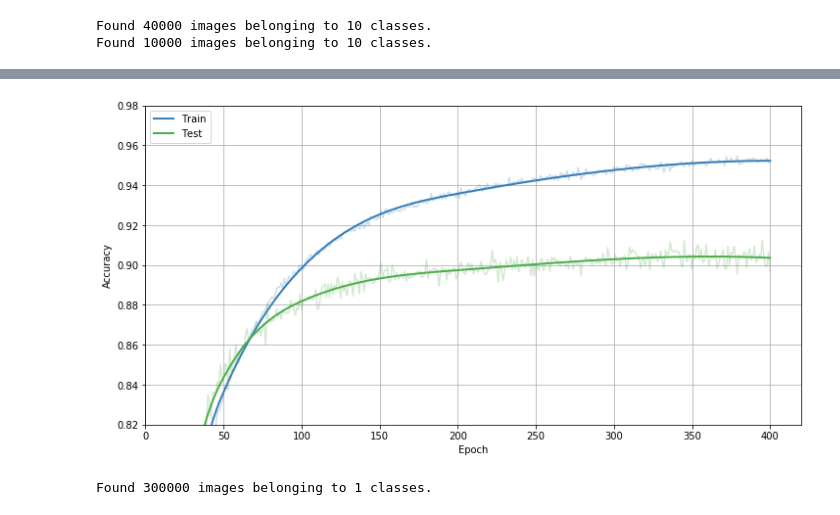
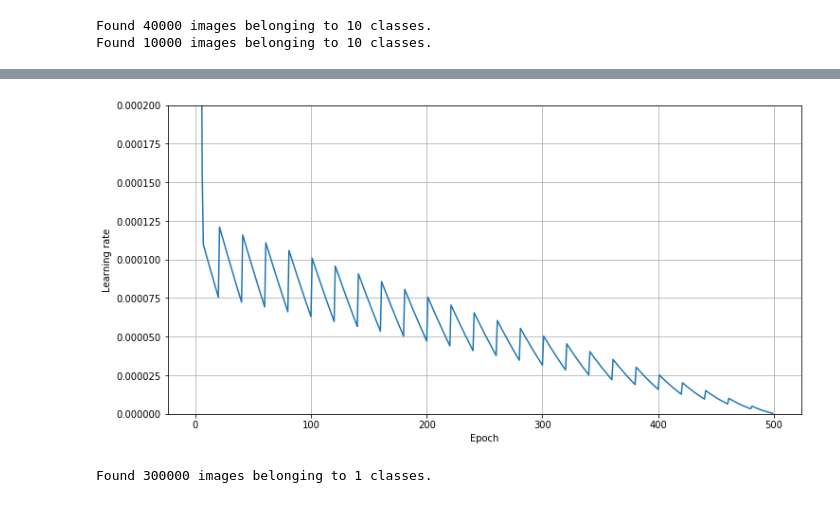
Before and after one commit to rdzanyM/CIFAR-10, a Jupyter notebook: cifar.ipynb, the cells around one changed output, grey strips where cells are left out. Drawn from its saved outputs; the diff is of its cells as text; code cells hidden in the pictures.

```diff
--- a/cifar.ipynb
+++ b/cifar.ipynb
@@ -221 +303,27 @@ history = model.fit(train_data,
+# %%
+@np.vectorize
+def lr(epoch):
+    if epoch < 7:
+        return .01*.5**epoch
+    return (1e-4 - 2e-7*(epoch-1)) * (1.26 - (epoch-1)%20/40)
+
+
+f = plt.figure(figsize=(12,6))
+
+x = range(1, 500)
+
+#xs = np.linspace(1, 400, 1000)
+#y1s = UnivariateSpline(x, y1, s=0.002)(xs)
+#y2s = UnivariateSpline(x, y2, s=0.03)(xs)
+plt.ylim(0, 0.00020)
+#plt.plot(xs, y1s, color='#377eb8', linewidth=2.0)
+#plt.plot(xs, y2s, color='#4daf4a', linewidth=2.0)
+plt.plot(x, lr(x))
+plt.ylabel('Learning rate')
+plt.xlabel('Epoch')
+plt.grid()
+plt.show()
+#f.savefig('lr2.svg', bbox_inches='tight')
+# %% [output]
+[figure, added]
 # %%
@@ -223,28 +330,0 @@ model.save_weights('top_layer_model.h5')
-# %%
-from scipy.interpolate import UnivariateSpline
-
-f = plt.figure(figsize=(12,6))
-
-x = range(1, 401)
-y1 = history.history['accuracy']
-y2 = history.history['val_accuracy']
-
-xs = np.linspace(1, 400, 1000)
-y1s = UnivariateSpline(x, y1, s=0.004)(xs)
-y2s = UnivariateSpline(x, y2, s=0.008)(xs)
-
-plt.plot(xs, y1s, color='#377eb8', linewidth=2.0)
-plt.plot(xs, y2s, color='#4daf4a', linewidth=2.0)
-plt.plot(x, y1, color='#377eb840')
-plt.plot(x, y2, color='#4daf4a40')
-plt.ylabel('Accuracy')
-plt.xlabel('Epoch')
-plt.legend(['Train', 'Test'], loc='upper left')
-plt.ylim(0.82, 0.98)
-plt.xlim(0)
-plt.grid()
-plt.show()
-
-#f.savefig('bn_after_activation.svg', bbox_inches='tight')
-# %% [output]
-[figure, removed]
```
Also changed, not shown: parts of 26 cells of this notebook, 46 other files.
